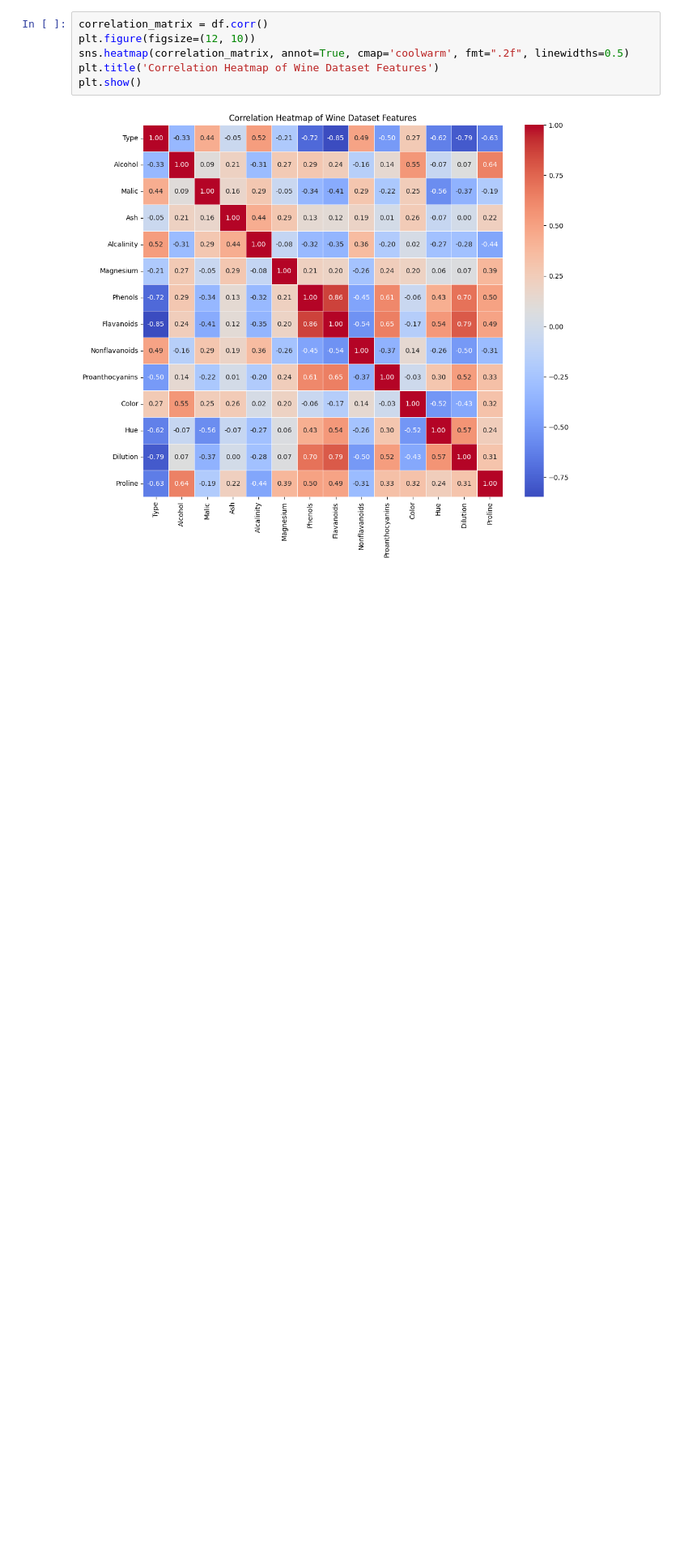
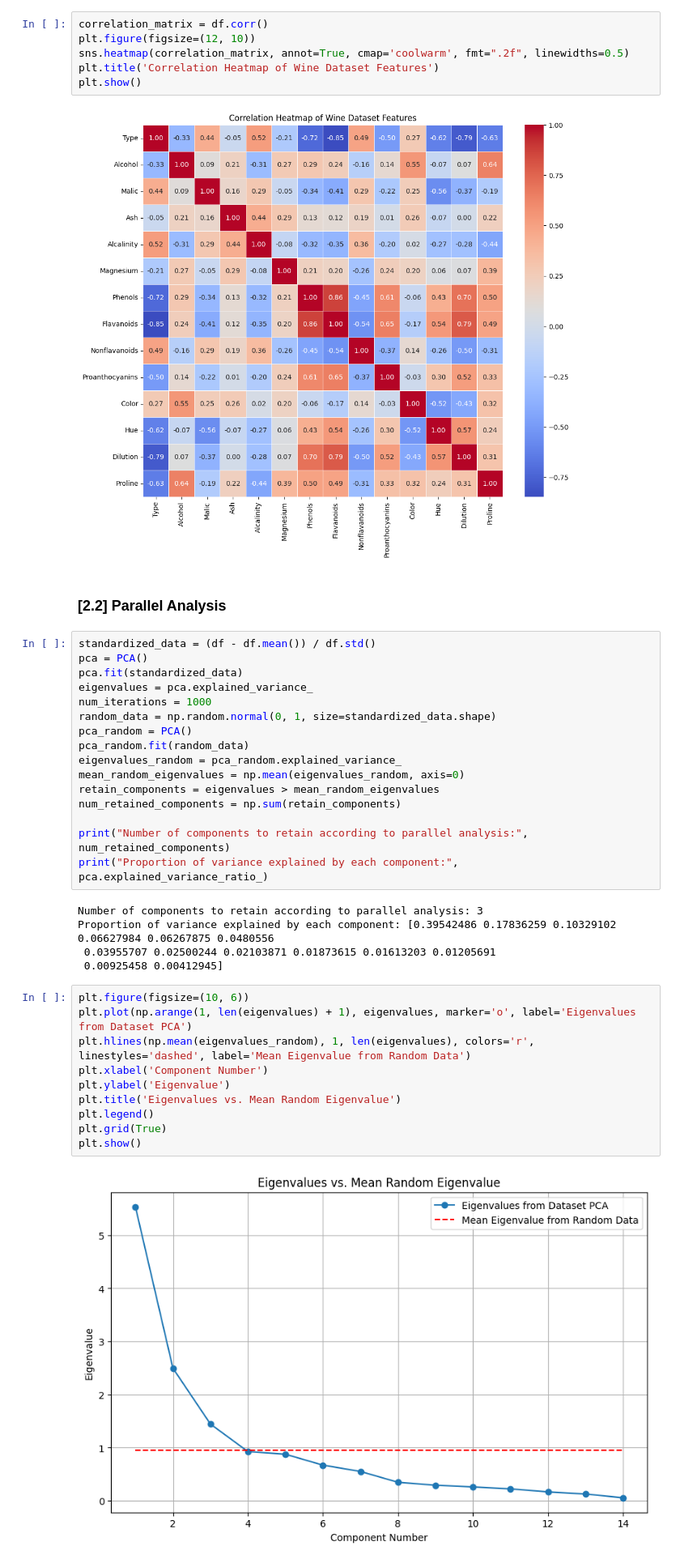
Before and after one commit to ROHIT32767/BRSM, a Jupyter notebook: Assignments/A2/2021101113_PCAFA_Class_Activity.ipynb, the cells around one changed output. Shown at 81% size. Saved outputs shown, nothing was run; the diff lists cells and outputs as text; blank space fills up the shorter version.

```diff
--- a/Assignments/A2/2021101113_PCAFA_Class_Activity.ipynb
+++ b/Assignments/A2/2021101113_PCAFA_Class_Activity.ipynb
@@ -35,3 +37,38 @@ plt.title('Correlation Heatmap of Wine Dataset Features')
 plt.show()
 # %% [output]
 [figure]
+# %% [markdown]
+### [2.2] Parallel Analysis
+# %%
+standardized_data = (df - df.mean()) / df.std()
+pca = PCA()
+pca.fit(standardized_data)
+eigenvalues = pca.explained_variance_
+num_iterations = 1000
+random_data = np.random.normal(0, 1, size=standardized_data.shape)
+pca_random = PCA()
+pca_random.fit(random_data)
+eigenvalues_random = pca_random.explained_variance_
+mean_random_eigenvalues = np.mean(eigenvalues_random, axis=0)
+retain_components = eigenvalues > mean_random_eigenvalues
+num_retained_components = np.sum(retain_components)
+
+print("Number of components to retain according to parallel analysis:", num_retained_components)
+print("Proportion of variance explained by each component:", pca.explained_variance_ratio_)
+# %% [output]
+Number of components to retain according to parallel analysis: 3
+Proportion of variance explained by each component: [0.39542486 0.17836259 0.10329102 0.06627984 0.06267875 0.0480556
+ 0.03955707 0.02500244 0.02103871 0.01873615 0.01613203 0.01205691
+ 0.00925458 0.00412945]
+# %%
+plt.figure(figsize=(10, 6))
+plt.plot(np.arange(1, len(eigenvalues) + 1), eigenvalues, marker='o', label='Eigenvalues from Dataset PCA')
+plt.hlines(np.mean(eigenvalues_random), 1, len(eigenvalues), colors='r', linestyles='dashed', label='Mean Eigenvalue from Random Data')
+plt.xlabel('Component Number')
+plt.ylabel('Eigenvalue')
+plt.title('Eigenvalues vs. Mean Random Eigenvalue')
+plt.legend()
+plt.grid(True)
+plt.show()
+# %% [output]
+[figure, added]
```
Also changed, not shown: parts of 9 cells of this notebook.
